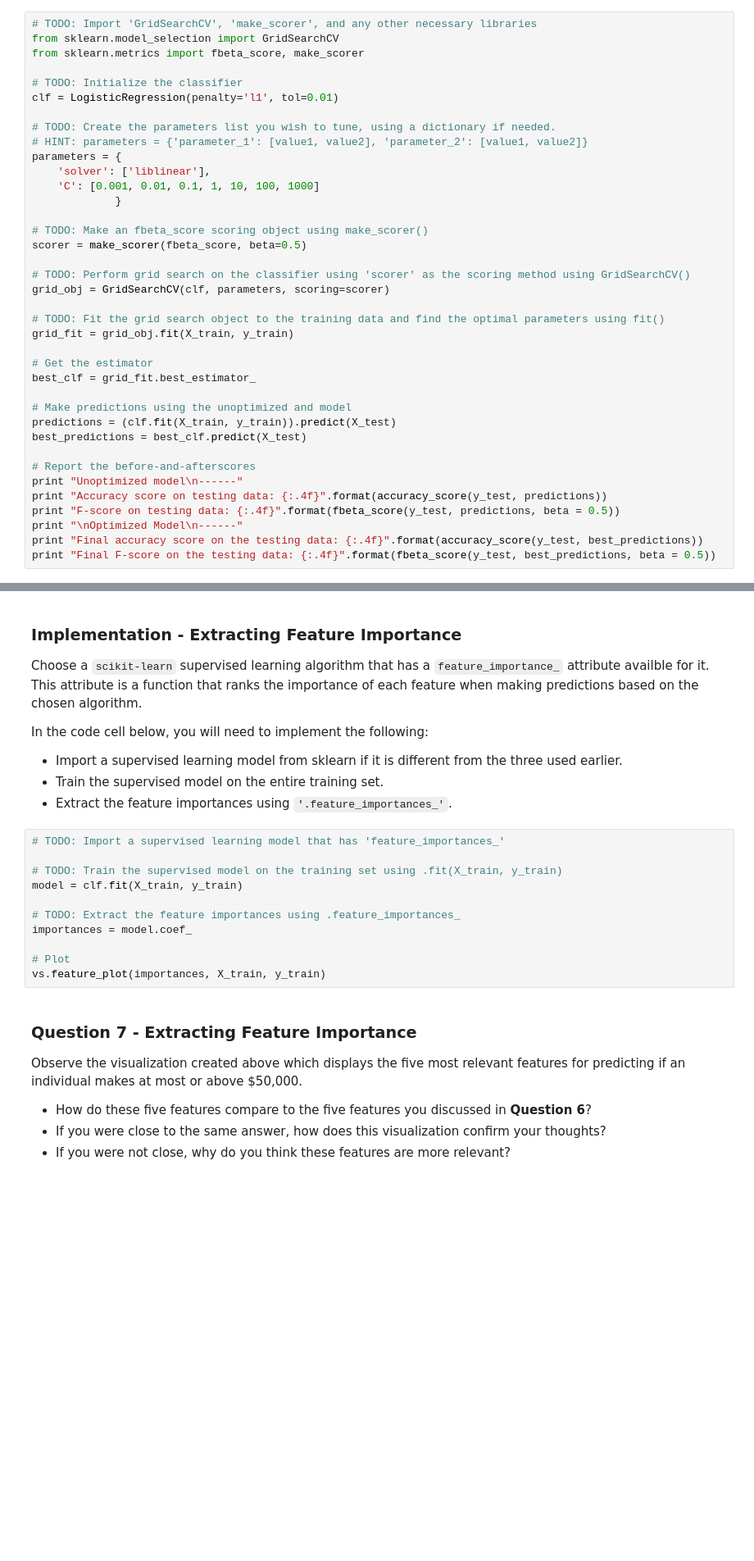
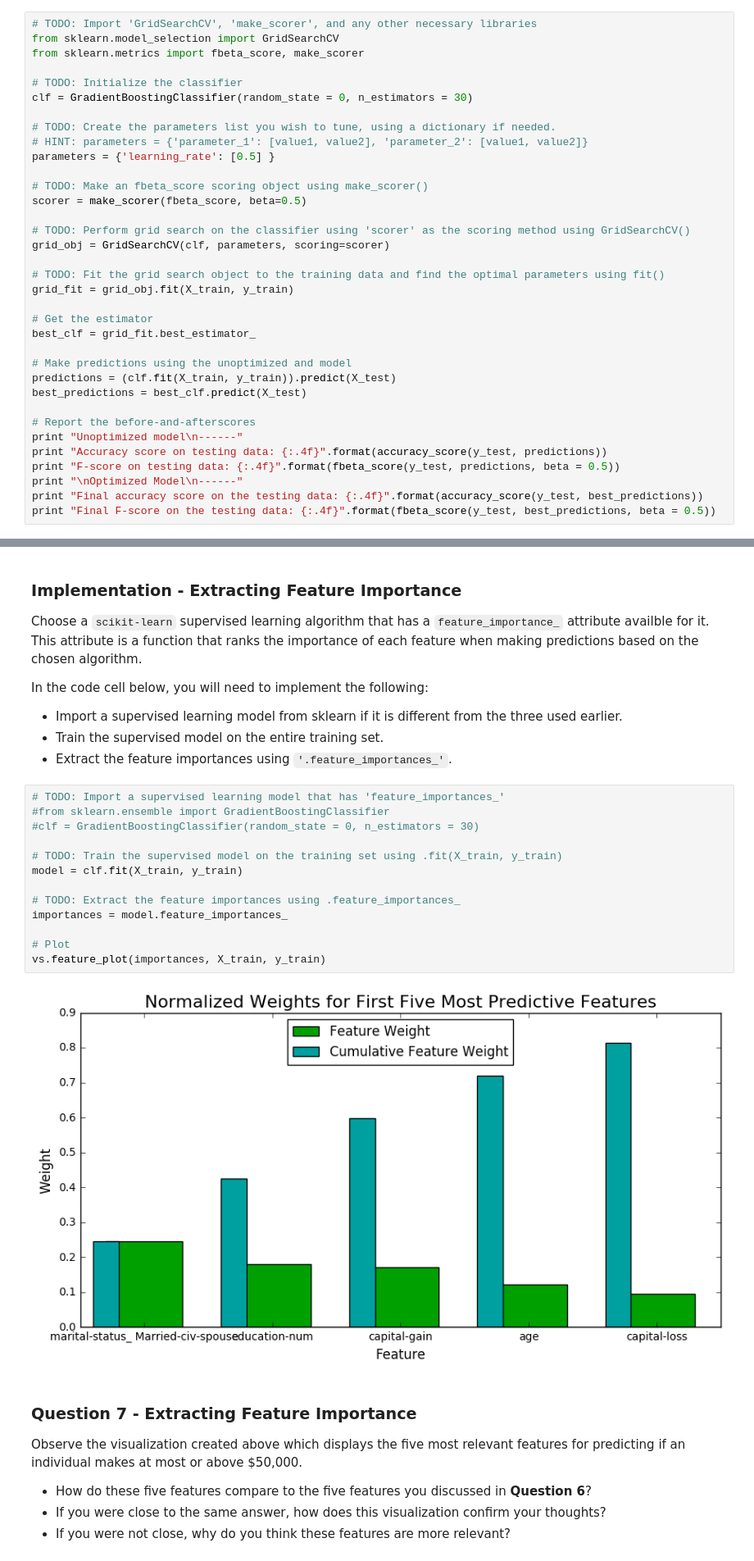
Before and after one commit to cidelab/MachineLearnResearch, a Jupyter notebook: finding_donors/finding_donors.ipynb, the cells around one changed output, grey strips where cells are left out. Shown: that part at 82% size. Cells and saved outputs as stored; diff of their text form; blank space fills up the shorter version.

```diff
--- a/finding_donors/finding_donors.ipynb
+++ b/finding_donors/finding_donors.ipynb
@@ -514,14 +563,11 @@ from sklearn.model_selection import GridSearchCV
 from sklearn.metrics import fbeta_score, make_scorer
 
 # TODO: Initialize the classifier
-clf = LogisticRegression(penalty='l1', tol=0.01)
+clf = GradientBoostingClassifier(random_state = 0, n_estimators = 30)
 
 # TODO: Create the parameters list you wish to tune, using a dictionary if needed.
 # HINT: parameters = {'parameter_1': [value1, value2], 'parameter_2': [value1, value2]}
-parameters = {
-    'solver': ['liblinear'],
-    'C': [0.001, 0.01, 0.1, 1, 10, 100, 1000]
-             }
+parameters = {'learning_rate': [0.5] }
 
 # TODO: Make an fbeta_score scoring object using make_scorer()
 scorer = make_scorer(fbeta_score, beta=0.5)
@@ -585,15 +648,19 @@ In the code cell below, you will need to implement the following:
  - Extract the feature importances using `'.feature_importances_'`.
 # %%
 # TODO: Import a supervised learning model that has 'feature_importances_'
+#from sklearn.ensemble import GradientBoostingClassifier
+#clf = GradientBoostingClassifier(random_state = 0, n_estimators = 30)
 
 # TODO: Train the supervised model on the training set using .fit(X_train, y_train)
 model = clf.fit(X_train, y_train)
 
 # TODO: Extract the feature importances using .feature_importances_
-importances = model.coef_
+importances = model.feature_importances_
 
 # Plot
 vs.feature_plot(importances, X_train, y_train)
+# %% [output]
+[figure, added]
 # %% [markdown]
 ### Question 7 - Extracting Feature Importance
 
```
Also changed, not shown: parts of 18 cells of this notebook, 2 other files.
